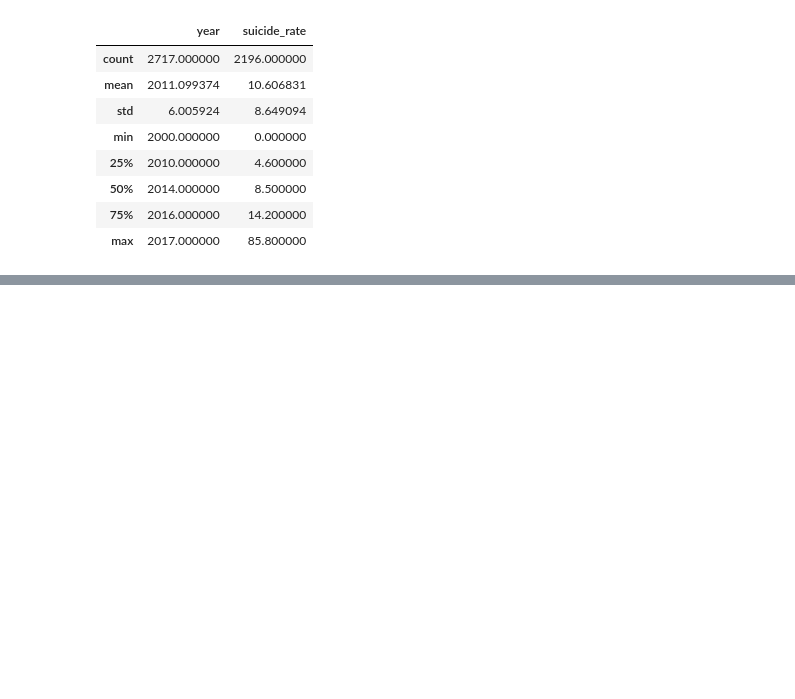
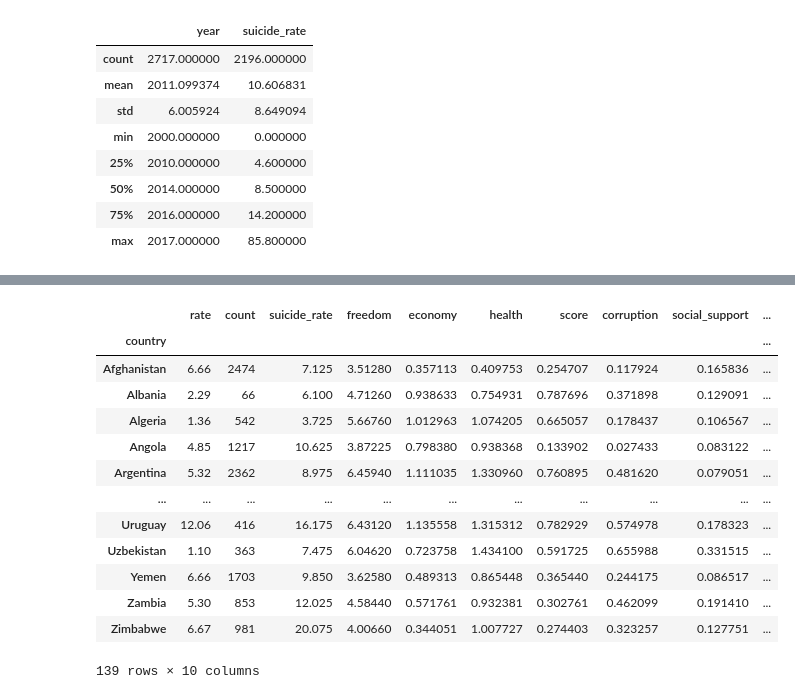
Before and after one commit to sboomi/world-happiness-project, a Jupyter notebook: nbs/Explore Data.ipynb, the cells around one changed output, grey strips where cells are left out. Cells and saved outputs as stored; diff of their text form; code cells hidden in the pictures; blank space fills up the shorter version.

```diff
--- a/nbs/Explore Data.ipynb
+++ b/nbs/Explore Data.ipynb
@@ -343,0 +369,18 @@ frames['suicide_100k'].describe()
+# %%
+df = frames['danger_100k'].copy()
+df = df.groupby('country').mean()
+df = df.drop(['year'], axis=1)
+df
+
+df2 = frames['suicide_100k'].copy()
+df2 = df2.dropna(axis=0)
+df2.sex = df2.sex.apply(lambda x: x.lower().strip())
+df2 = df2[df2.sex=="both sexes"]
+df2 = df2.groupby('country').mean()
+df2 = df2.drop(['year'], axis=1)
+df2
+
+df3 = frames['happy'].copy()
+df3 = df3.groupby('country').mean()
+df3 = df3.drop(['year'], axis=1)
+df3
@@ -343,0 +402,18 @@ frames['suicide_100k'].describe()
+# %%
+df_full = df.merge(df2, left_index=True, right_index=True).merge(df3, left_index=True, right_index=True)
+df_full
+# %% [output]
+|  | rate | count | suicide_rate | freedom | economy | health | score | corruption | social_support | ... |
+| country |  |  |  |  |  |  |  |  |  | ... |
+| Afghanistan | 6.66 | 2474 | 7.125 | 3.51280 | 0.357113 | 0.409753 | 0.254707 | 0.117924 | 0.165836 | ... |
+| Albania | 2.29 | 66 | 6.100 | 4.71260 | 0.938633 | 0.754931 | 0.787696 | 0.371898 | 0.129091 | ... |
+| Algeria | 1.36 | 542 | 3.725 | 5.66760 | 1.012963 | 1.074205 | 0.665057 | 0.178437 | 0.106567 | ... |
+| Angola | 4.85 | 1217 | 10.625 | 3.87225 | 0.798380 | 0.938368 | 0.133902 | 0.027433 | 0.083122 | ... |
+| Argentina | 5.32 | 2362 | 8.975 | 6.45940 | 1.111035 | 1.330960 | 0.760895 | 0.481620 | 0.079051 | ... |
+| ... | ... | ... | ... | ... | ... | ... | ... | ... | ... | ... |
+| Uruguay | 12.06 | 416 | 16.175 | 6.43120 | 1.135558 | 1.315312 | 0.782929 | 0.574978 | 0.178323 | ... |
+| Uzbekistan | 1.10 | 363 | 7.475 | 6.04620 | 0.723758 | 1.434100 | 0.591725 | 0.655988 | 0.331515 | ... |
+| Yemen | 6.66 | 1703 | 9.850 | 3.62580 | 0.489313 | 0.865448 | 0.365440 | 0.244175 | 0.086517 | ... |
+| Zambia | 5.30 | 853 | 12.025 | 4.58440 | 0.571761 | 0.932381 | 0.302761 | 0.462099 | 0.191410 | ... |
+| Zimbabwe | 6.67 | 981 | 20.075 | 4.00660 | 0.344051 | 1.007727 | 0.274403 | 0.323257 | 0.127751 | ... |
+139 rows × 10 columns
```
Also changed, not shown: parts of 14 cells of this notebook, 3 other files.
